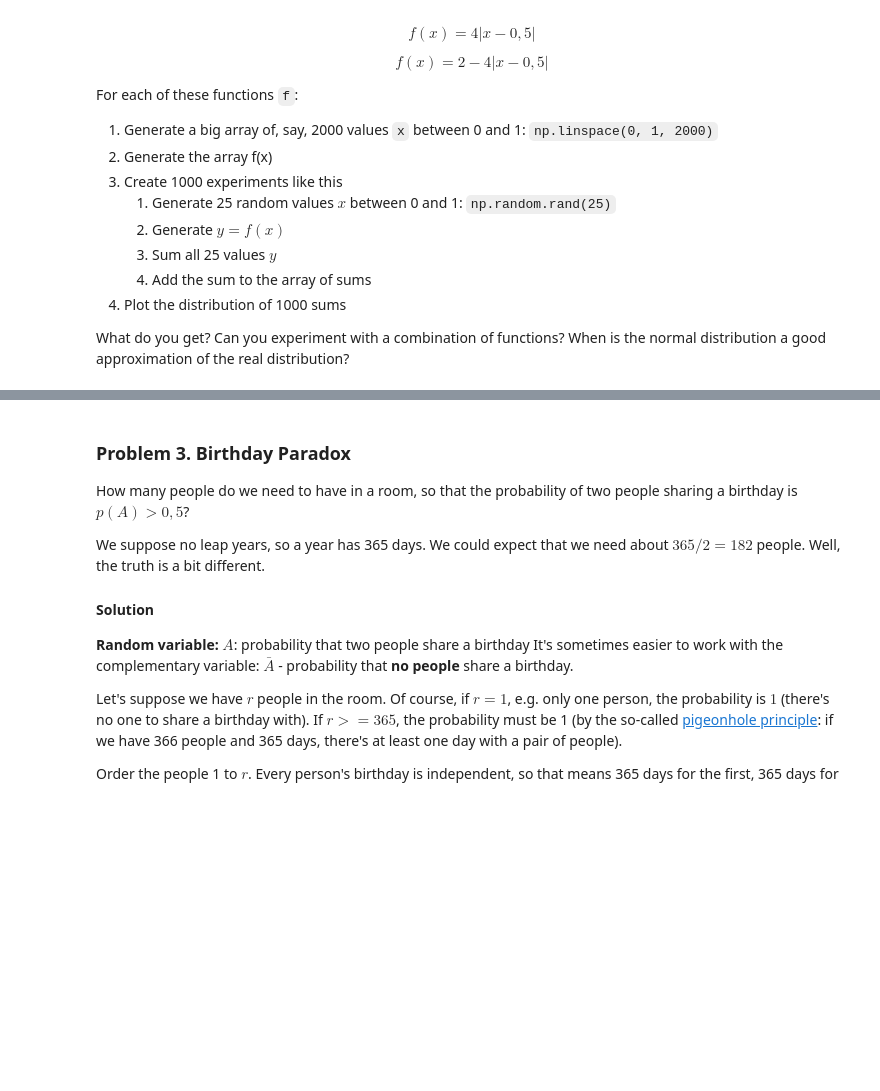
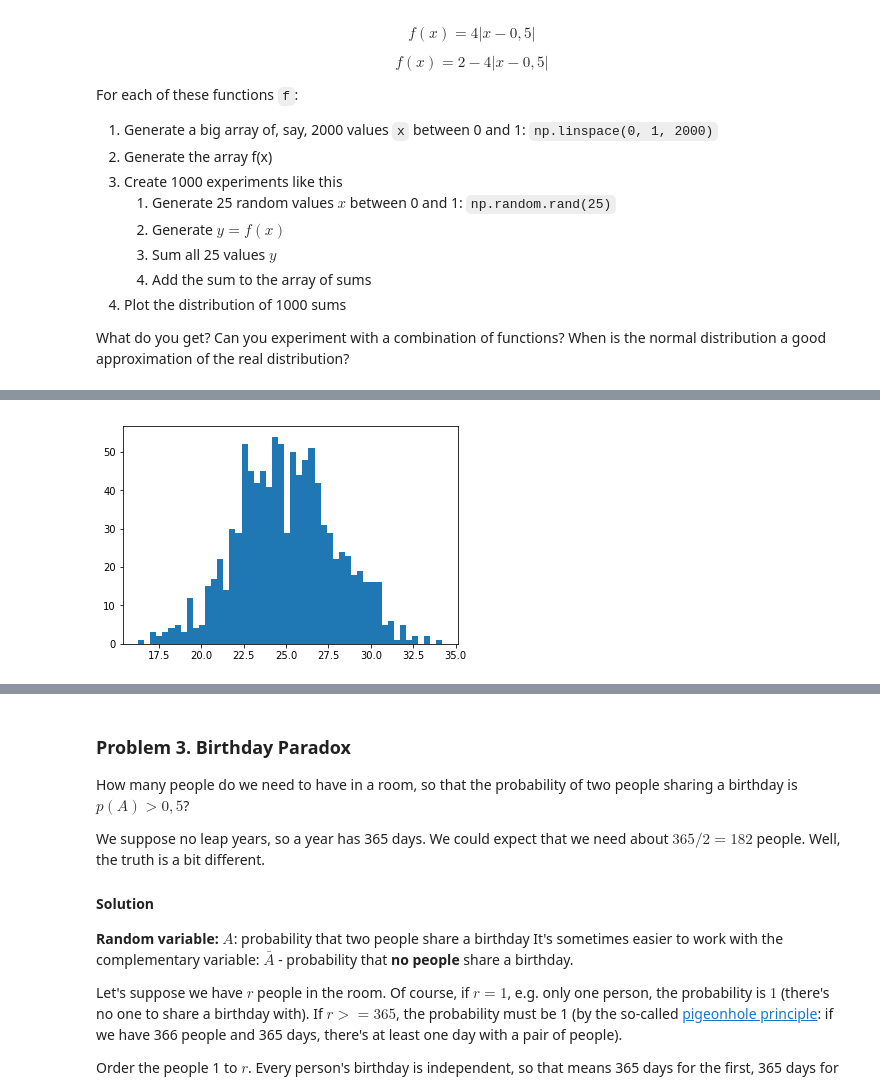
Before and after one commit to viraco4a/SoftUni, a Jupyter notebook: MathConceptsForDevelopers/Exercise_5_Probability-And_Combinatorics/Probability and Combinatorics Exercise.ipynb, the cells around one changed output, grey strips where cells are left out. Drawn from its saved outputs; the diff is of its cells as text; code cells hidden in the pictures; blank space fills up the shorter version.

```diff
--- a/MathConceptsForDevelopers/Exercise_5_Probability-And_Combinatorics/Probability and Combinatorics Exercise.ipynb
+++ b/MathConceptsForDevelopers/Exercise_5_Probability-And_Combinatorics/Probability and Combinatorics Exercise.ipynb
@@ -126,0 +139,4 @@ TypeError: 'numpy.ndarray' object is not callable
+# %%
+experiment(lambda x: 2 * x)
+# %% [output]
+[figure, added]
```
Also changed, not shown: parts of 8 cells of this notebook.
